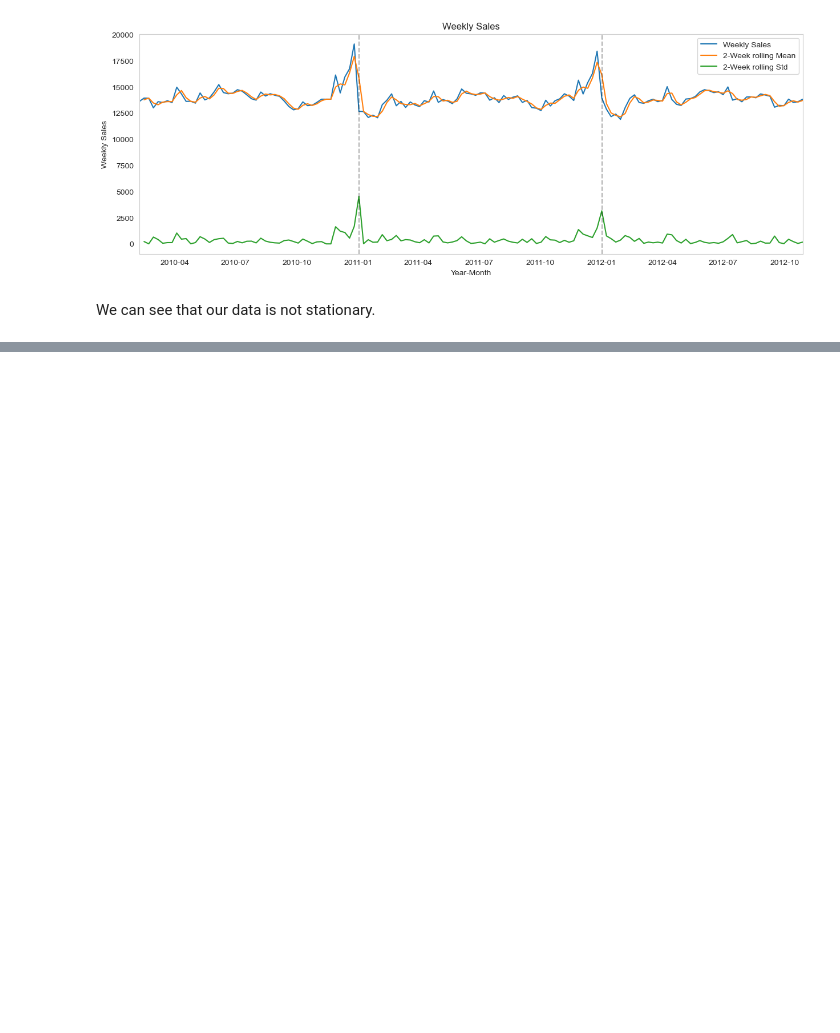
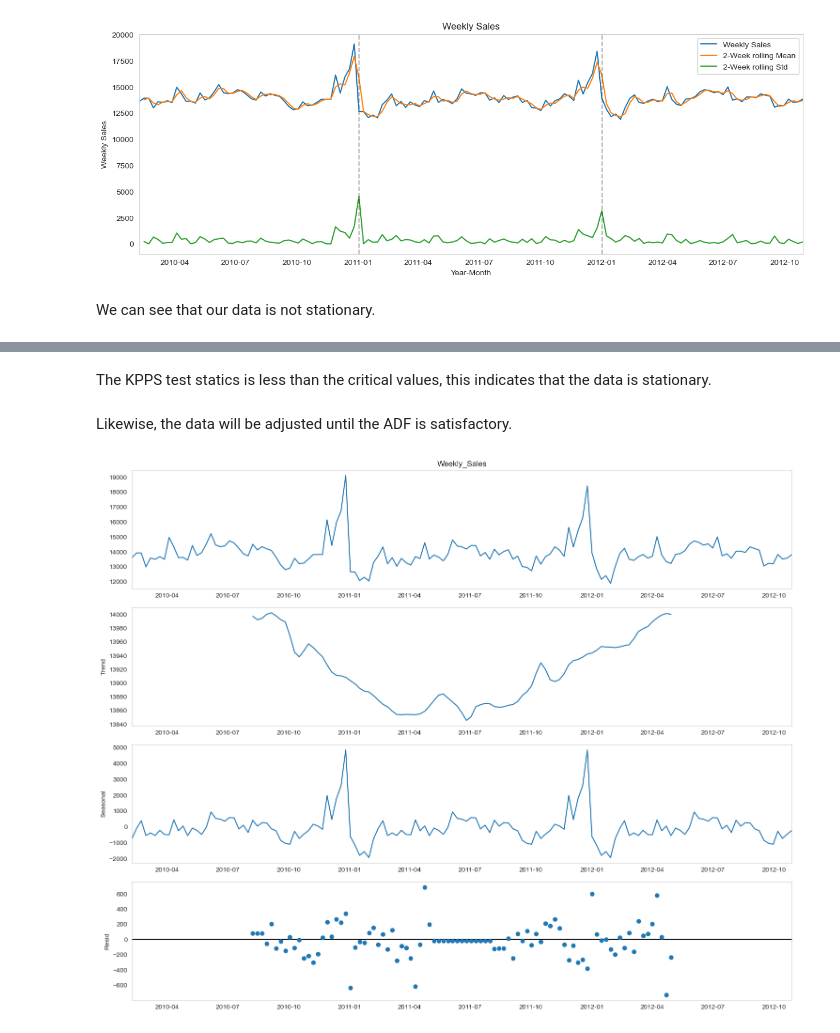
Before and after one commit to jesovalles/proyectos_personales, a Jupyter notebook: Personal Projects/8. Walmart Sales Forecast/8. Walmart Sales Forecast.ipynb, the cells around one changed output, grey strips where cells are left out. Drawn from its saved outputs; the diff is of its cells as text; code cells hidden in the pictures; blank space fills up the shorter version.

```diff
--- a/Personal Projects/8. Walmart Sales Forecast/8. Walmart Sales Forecast.ipynb
+++ b/Personal Projects/8. Walmart Sales Forecast/8. Walmart Sales Forecast.ipynb
@@ -870,7 +881,7 @@ df = df.drop('MarkDown4 MarkDown5'.split(), axis = 1)
 # reorganized columns
 cols = ['Weekly_Sales', 'Dept', 'Size', 'Temperature', 'Fuel_Price',
        'CPI', 'Unemployment', 'Week', 'Month', 'Year', 'Super Bowl', 'Labor day', 'Thanksgiving', 'Christmas',
-       'Type', 'MarkDown1', 'MarkDown2', 'MarkDown3']
+       'TypeB', 'TypeC', 'MarkDown1', 'MarkDown2', 'MarkDown3']
 
 df = df[cols]
 # %%
@@ -961,0 +1014,14 @@ We can see that our data is not stationary.
+# %% [markdown]
+The KPPS test statics is less than the critical values, this indicates that the data is stationary.
+# %% [markdown]
+Likewise, the data will be adjusted until the ADF is satisfactory.
+# %%
+rcParams['figure.figsize'] = 15, 12
+
+rcParams['axes.grid'] = False
+
+decomposition = sm.tsa.seasonal_decompose(df['Weekly_Sales'], model='additive')
+
+fig = decomposition.plot()
+# %% [output]
+[figure, added]
```
Also changed, not shown: parts of 63 cells of this notebook.
